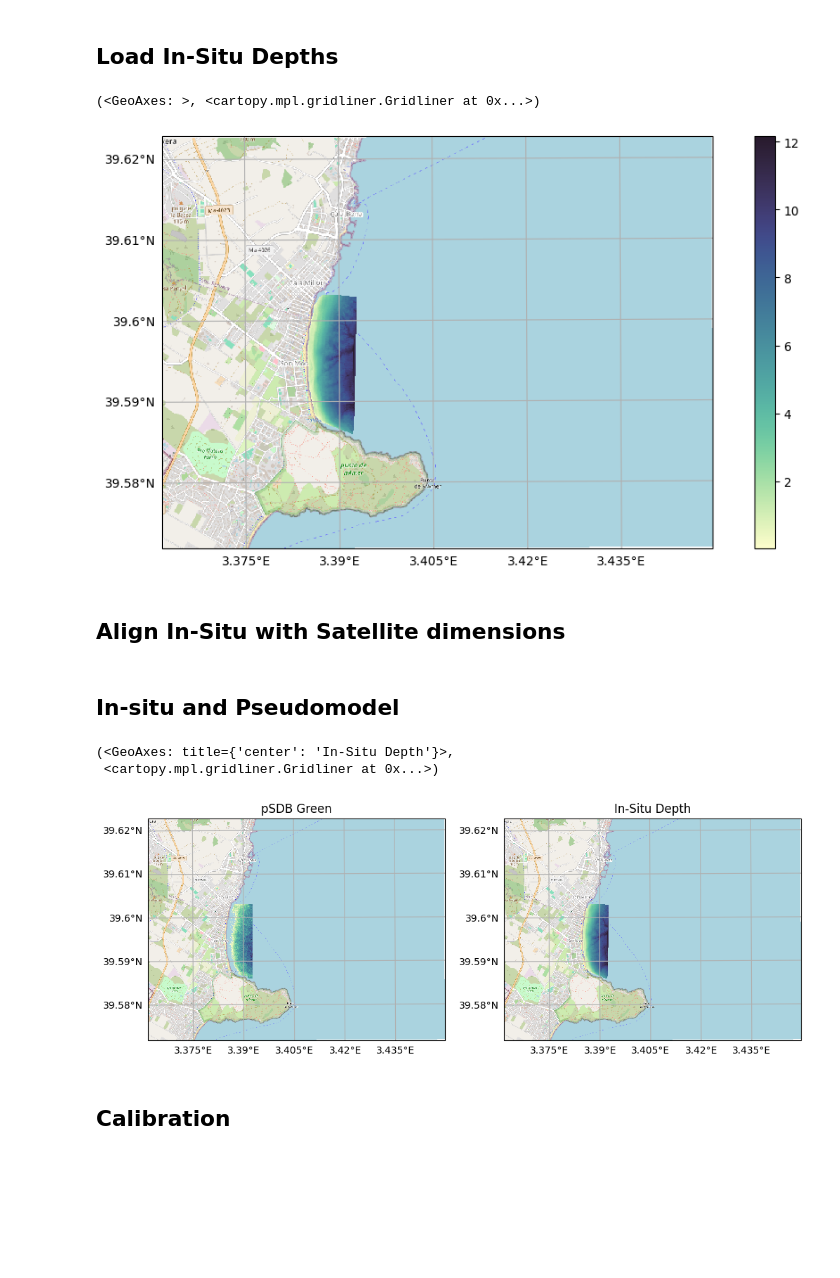
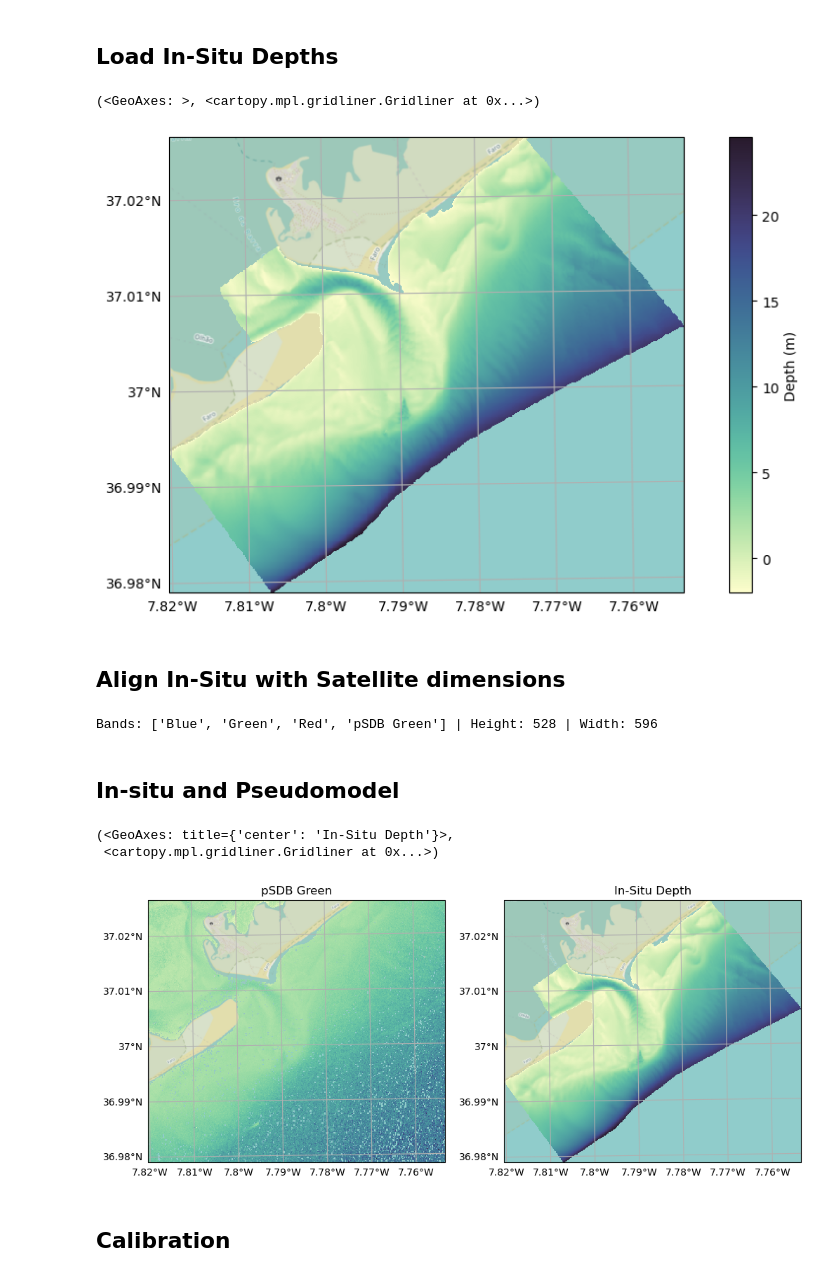
Before and after one commit to Aouei/sensingpy, a Jupyter notebook: notebooks/SDB_stumpf/SDB_stumpf.ipynb, the cells around one changed output. Drawn from its saved outputs; the diff is of its cells as text; code cells hidden in the pictures; blank space fills up the shorter version.

```diff
--- a/notebooks/SDB_stumpf/SDB_stumpf.ipynb
+++ b/notebooks/SDB_stumpf/SDB_stumpf.ipynb
@@ -25,7 +25,7 @@ warnings.filterwarnings("ignore")
 # %% [markdown]
 ## Load Satellite Image
 # %%
-satellite = reader.open(r"D:\marine_observatory\raw\Sentinel-2\31SED\S2A_MSI_2018_09_05_10_50_03_T31SED_L2W.nc")
+satellite = reader.open(r"E:\batimetria\algarve\satelite\local_original\Pleamar\20181007_S2A_AGV_EXT_29SPA_L2W.nc")
 satellite.rename_by_enum(SENTINEL2_BANDS)
 satellite.rename({'Rrs_B2' : 'Blue', 'Rrs_B3' : 'Green', 'Rrs_B4' : 'Red'})
-satellite.drop_bands( set(satellite.band_names).difference(['Blue', 'Green', 'Red']) )
+satellite.keep_bands( ['Blue', 'Green', 'Red'] )
@@ -38,12 +36,12 @@ satellite.clip(balears)
 # %%
 P_SDB_GREEN = 'pSDB Green'
 
-satellite.add_band(P_SDB_GREEN, IQR( stumpf_pseudomodel(satellite.select('Blue'), satellite.select('Green')), distance = 3 ))
+satellite.add_band(P_SDB_GREEN, IQR( stumpf_pseudomodel(satellite.select('Blue'), satellite.select('Green')), distance = 1.5 ))
 
 fig, ax = plot.get_geofigure(satellite.crs, 1, 1)
-plot.add_basemap(ax, 3.372645, 39.565, 3.4717, 39.665, satellite.crs)
 ax, mappable = plot.plot_band(satellite, P_SDB_GREEN, ax = ax, cmap = cmocean.cm.deep)
-fig.colorbar(mappable, )
+ctx.add_basemap(ax, crs = satellite.crs, attribution=False)
+fig.colorbar(mappable, label = f'{P_SDB_GREEN} (DII)')
 plot.add_gridlines(ax)
 # %% [output]
 (<GeoAxes: >, <cartopy.mpl.gridliner.Gridliner at 0x...>)
@@ -51,36 +49,37 @@ plot.add_gridlines(ax)
 # %% [markdown]
 ## Load In-Situ Depths
 # %%
-DEPTH = 'Depth'
+DEPTH = 'DEPTH'
 
-in_situ = reader.open(r"D:\CallaMillor.tif")
-in_situ.rename({'Band 1' : DEPTH})
-in_situ.mask(in_situ.select(DEPTH) < 0) ## Positive values are land so they are masked
-in_situ.add_band(DEPTH, abs(in_situ.select(DEPTH)) ) ## For model calibration we need depths as positive values
+in_situ = reader.open(r"E:\batimetria\algarve\in_situ\scaled\Armona\2018_10m.tif")
 in_situ.dropna()
 
 fig, ax = plot.get_geofigure(in_situ.crs, 1, 1)
-plot.add_basemap(ax, 3.372645, 39.579722, 3.436343, 39.60927, in_situ.crs)
 ax, mappable = plot.plot_band(in_situ, DEPTH, ax = ax, cmap = cmocean.cm.deep)
-fig.colorbar(mappable)
+ctx.add_basemap(ax, crs = in_situ.crs, attribution=False)
+fig.colorbar(mappable, label = 'Depth (m)')
 plot.add_gridlines(ax)
 # %% [output]
 (<GeoAxes: >, <cartopy.mpl.gridliner.Gridliner at 0x...>)
-[figure, old version]
+[figure, new version]
 # %% [markdown]
 ## Align In-Situ with Satellite dimensions
 # %%
 in_situ.align(satellite)
 in_situ.dropna()
 satellite.clip([in_situ.bbox])
+# %% [output]
+Bands: ['Blue', 'Green', 'Red', 'pSDB Green'] | Height: 528 | Width: 596
 # %% [markdown]
 ## In-situ and Pseudomodel
 # %%
 fig, axs = plot.get_geofigure(satellite.crs, 1, 2)
-plot.add_basemap(axs[0], 3.372645, 39.579722, 3.436343, 39.60927, satellite.crs)
 plot.plot_band(satellite, P_SDB_GREEN, axs[0], cmap = cmocean.cm.deep)
-plot.add_basemap(axs[1], 3.372645, 39.579722, 3.436343, 39.60927, in_situ.crs)
 _, mappable = plot.plot_band(in_situ, DEPTH, ax = axs[1], cmap = cmocean.cm.deep)
+
+ctx.add_basemap(axs[0], crs = satellite.crs, attribution=False)
+ctx.add_basemap(axs[1], crs = in_situ.crs, attribution=False)
+
 
 axs[0].set_title('pSDB Green')
 axs[1].set_title('In-Situ Depth')
@@ -89,7 +88,7 @@ plot.add_gridlines(axs[1])
 # %% [output]
 (<GeoAxes: title={'center': 'In-Situ Depth'}>,
  <cartopy.mpl.gridliner.Gridliner at 0x...>)
-[figure, old version]
+[figure, new version]
 # %% [markdown]
 ## Calibration
 # %% [markdown]
```
Also changed, not shown: parts of 9 cells of this notebook, 2 other files.
